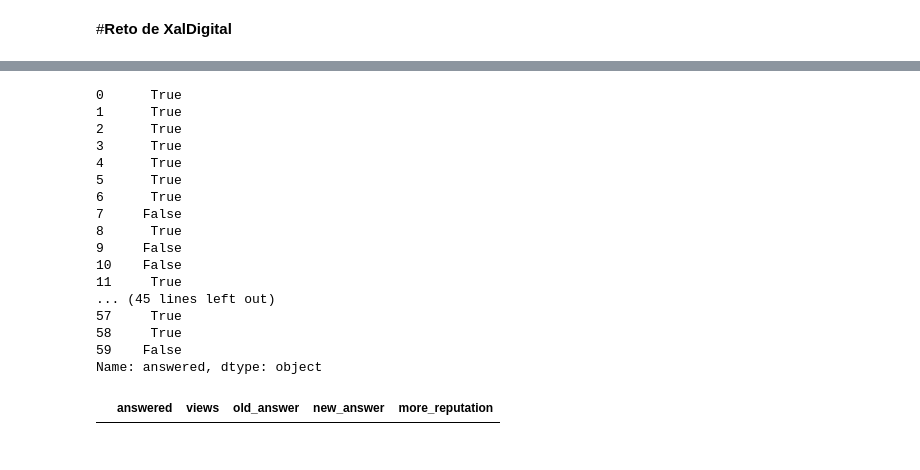
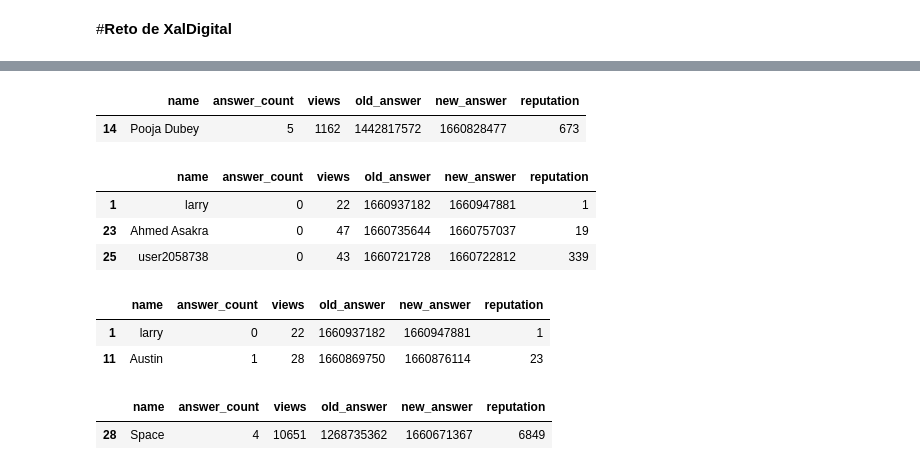
Before and after one commit to elArthurdGuTeS/cheatsheets, a Jupyter notebook: challenge_xald.ipynb, the cells around one changed output, grey strips where cells are left out. Saved outputs shown, nothing was run; the diff lists cells and outputs as text; code cells hidden in the pictures.

```diff
--- a/challenge_xald.ipynb
+++ b/challenge_xald.ipynb
@@ -16,20 +18,23 @@ response
 # %%
 #Creando el cuadro de datos
-df = pd.DataFrame(columns=["answered","views","old_answer","new_answer","more_reputation"])
+df = pd.DataFrame(columns=["name","answer_count","views","old_answer","new_answer","reputation"])
 # %%
-#Buscando la informacion de cada persona
+
+#Buscando la informacion de cada persona mediante un loop
 for person in response['items']:
   if person['owner']['user_type'] == 'registered':
-    answered = person['is_answered']
+    name = person['owner']['display_name']
+    answer_count = person['answer_count']
     views = person['view_count']
     old_answer = person['creation_date']
     new_answer = person['last_activity_date']
-    more_reputation = person['owner']['reputation']
-    print(answered)
-    print(views)
-    print(old_answer)
-    print(new_answer)
-    print(more_reputation)
+    reputation = person['owner']['reputation']
+    #imprimir resultados previos
+    #print(answered)
+    #print(views)
+    #print(old_answer)
+    #print(new_answer)
+    #print(reputation)
 
     #Guardando los datos con la libreria pandas
-    df = df.append({'answered': answered, 'views': views, 'old_answer': old_answer, 'new_answer': new_date, 'more_reputation': more_reputation}, ignore_index=True)
+    df = df.append({'name': name, 'answer_count': answer_count, 'views': views, 'old_answer': old_answer, 'new_answer': new_answer, 'reputation': reputation}, ignore_index=True)
@@ -56,20 +40,0 @@ df
-# %%
-df.answered
-# %% [output]
-0      True
-1      True
-2      True
-3      True
-4      True
-5      True
-6      True
-7     False
-8      True
-9     False
-10    False
-11     True
-... (45 lines left out)
-57     True
-58     True
-59    False
-Name: answered, dtype: object
@@ -78,4 +40,0 @@ df_Sub =df[ df['answered'] == 'True']
-# %%
-df_Sub.head()
-# %% [output]
-|  | answered | views | old_answer | new_answer | more_reputation |
@@ -81,0 +44,31 @@ df_Sub.head()
+# %%
+#Buscando personas con respuestas contestadas
+answered = df[df['answer_count'] > 4]
+answered
+# %% [output]
+|  | name | answer_count | views | old_answer | new_answer | reputation |
+| 14 | Pooja Dubey | 5 | 1162 | 1442817572 | 1660828477 | 673 |
+# %%
+#Buscando personas con respuestas no contestadas
+answered = df[df['answer_count'] == 0]
+answered
+# %% [output]
+|  | name | answer_count | views | old_answer | new_answer | reputation |
+| 1 | larry | 0 | 22 | 1660937182 | 1660947881 | 1 |
+| 23 | Ahmed Asakra | 0 | 47 | 1660735644 | 1660757037 | 19 |
+| 25 | user2058738 | 0 | 43 | 1660721728 | 1660722812 | 339 |
+# %%
+#Buscando respuestas con menos vistas
+views = df[df['views'] < 30]
+views
+# %% [output]
+|  | name | answer_count | views | old_answer | new_answer | reputation |
+| 1 | larry | 0 | 22 | 1660937182 | 1660947881 | 1 |
+| 11 | Austin | 1 | 28 | 1660869750 | 1660876114 | 23 |
+# %%
+#Buscando la respuesta mas vieja
+old_answer = df[df['old_answer'] < 1270000000]
+old_answer
+# %% [output]
+|  | name | answer_count | views | old_answer | new_answer | reputation |
+| 28 | Space | 4 | 10651 | 1268735362 | 1660671367 | 6849 |
```
Also changed, not shown: parts of 15 cells of this notebook.
